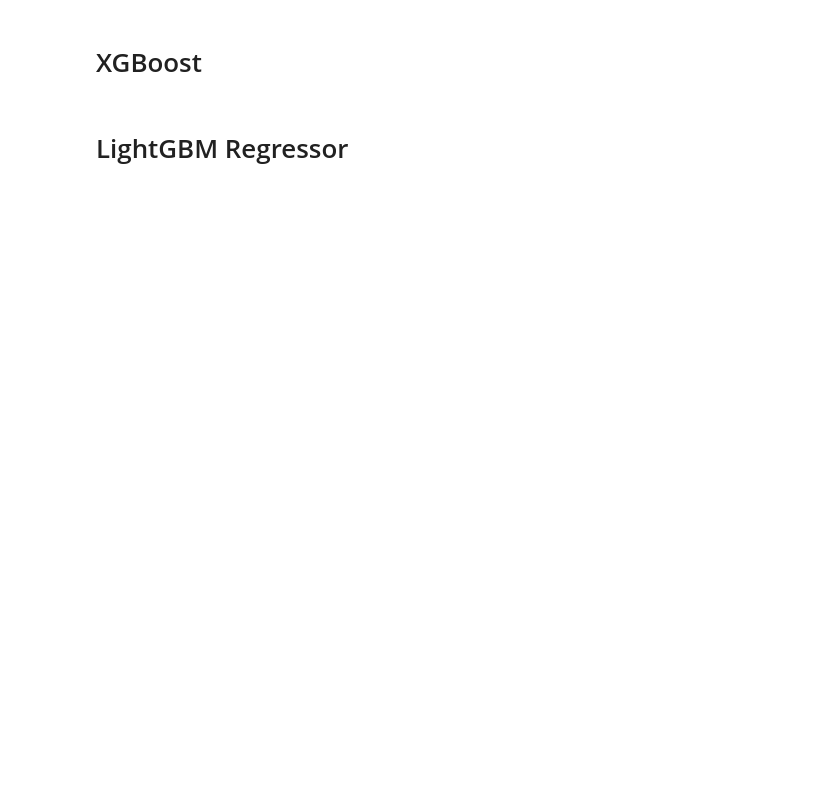
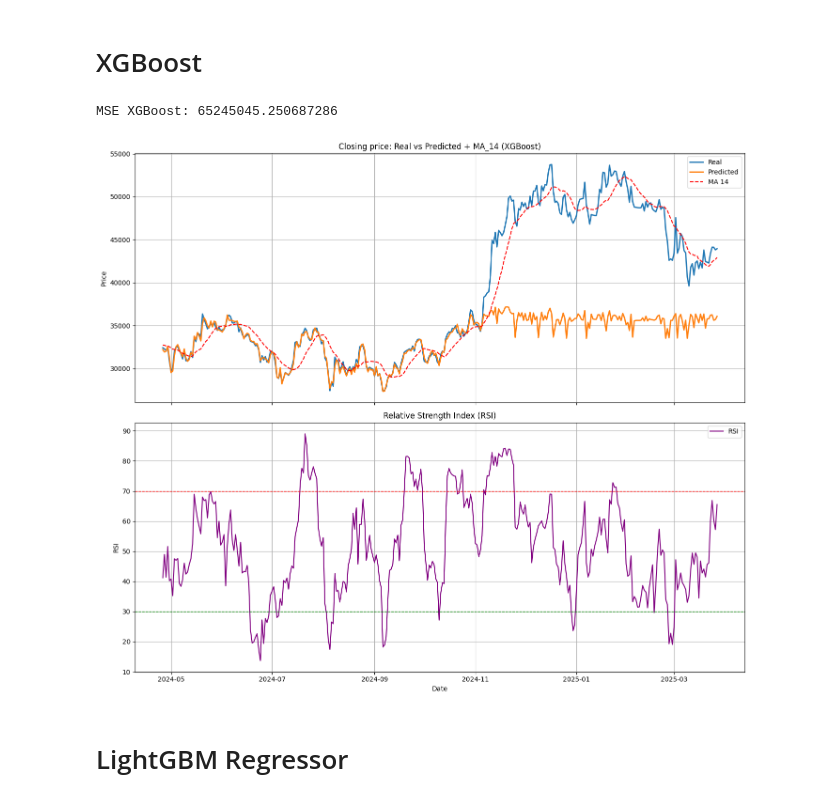
Before and after one commit to RuiPintoUM/Picheleiros-Empreendedores, a Jupyter notebook: backend/modelo_previsao.ipynb, the cells around one changed output. Drawn from its saved outputs; the diff is of its cells as text; code cells hidden in the pictures; blank space fills up the shorter version.

```diff
--- a/backend/modelo_previsao.ipynb
+++ b/backend/modelo_previsao.ipynb
@@ -144,11 +172,10 @@ plt.show()
 # %% [markdown]
 # XGBoost
 # %%
-from xgboost import XGBRegressor
 
 # Modelo XGBoost
-model_xgb = XGBRegressor(n_estimators=500, learning_rate=0.05, random_state=42)
-model_xgb.fit(X_train_scaled, y_train)
+model = XGBRegressor(n_estimators=500, learning_rate=0.05, random_state=42)
+model.fit(X_train_scaled, y_train)
 
 # Previsões
 y_pred = model.predict(X_test_scaled)
@@ -156,33 +183,36 @@ y_pred = model.predict(X_test_scaled)
 # Avaliação
 mse = mean_squared_error(y_test, y_pred)
 print("MSE XGBoost:", mse)
 
 # Visualização com Datas
 dates_test = df['Date'].iloc[-len(y_test):]
 
 fig, axs = plt.subplots(2, 1, figsize=(14, 12), sharex=True)
 
 # 1. Preço Real vs Previsto + MA_14
 axs[0].plot(dates_test, y_test.values, label="Real", linewidth=2)
 axs[0].plot(dates_test, y_pred, label="Predicted", linewidth=2)
 axs[0].plot(dates_test, df["MA_14"].values[-len(y_test):], label="MA 14", color="red", linestyle="--")
 axs[0].set_title("Closing price: Real vs Predicted + MA_14 (XGBoost)")
 axs[0].set_ylabel("Price")
 axs[0].legend()
 axs[0].grid(True)
 
 # 2. RSI
 axs[1].plot(dates_test, df["RSI"].values[-len(y_test):], label="RSI", color="purple")
 axs[1].axhline(70, color="red", linestyle="--", linewidth=1)
 axs[1].axhline(30, color="green", linestyle="--", linewidth=1)
 axs[1].set_title("Relative Strength Index (RSI)")
 axs[1].set_ylabel("RSI")
 axs[1].set_xlabel("Date")
 axs[1].legend()
 axs[1].grid(True)
 
 plt.tight_layout()
 plt.show()
+# %% [output]
+MSE XGBoost: 65245045.250687286
+[figure, added]
 # %% [markdown]
 # LightGBM Regressor
 # %%
```
Also changed, not shown: parts of 8 cells of this notebook, 4 other files.
